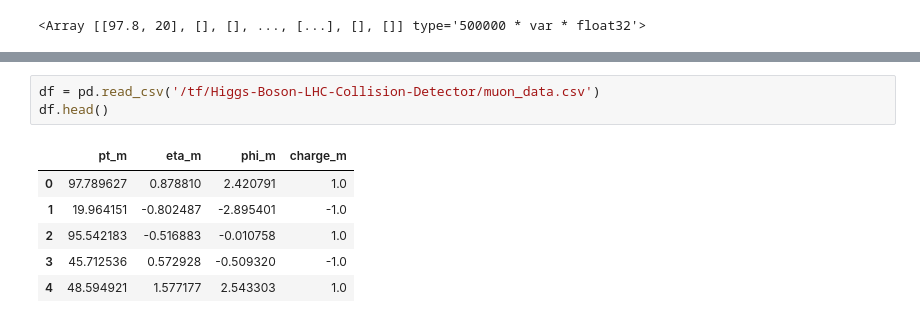
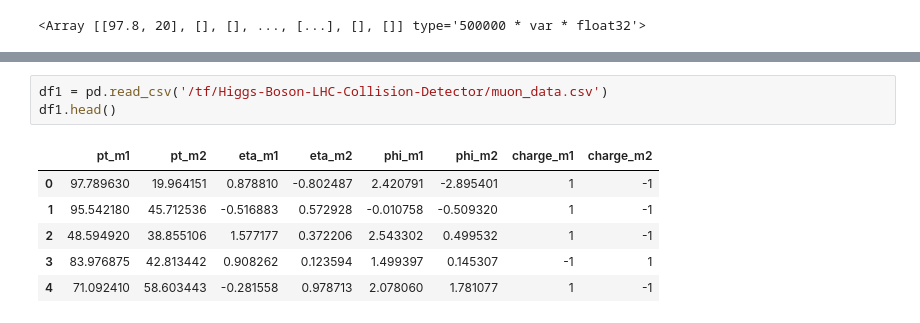
Before and after one commit to emmdaz/Higgs-Boson-LHC-Collision-Detector, a Jupyter notebook: Lepton-Invariant-Mass-Distribution.ipynb, the cells around one changed output, grey strips where cells are left out. Drawn from its saved outputs; the diff is of its cells as text.

```diff
--- a/Lepton-Invariant-Mass-Distribution.ipynb
+++ b/Lepton-Invariant-Mass-Distribution.ipynb
@@ -274,12 +287,12 @@ electron_data = pd.DataFrame(electron_)
 path = "/tf/Higgs-Boson-LHC-Collision-Detector/electron_data.csv"
 electron_data.to_csv(path, index = False)
 # %%
-df = pd.read_csv('/tf/Higgs-Boson-LHC-Collision-Detector/muon_data.csv')
-df.head()
+df1 = pd.read_csv('/tf/Higgs-Boson-LHC-Collision-Detector/muon_data.csv')
+df1.head()
 # %% [output]
-|  | pt_m | eta_m | phi_m | charge_m |
-| 0 | 97.789627 | 0.878810 | 2.420791 | 1.0 |
-| 1 | 19.964151 | -0.802487 | -2.895401 | -1.0 |
-| 2 | 95.542183 | -0.516883 | -0.010758 | 1.0 |
-| 3 | 45.712536 | 0.572928 | -0.509320 | -1.0 |
-| 4 | 48.594921 | 1.577177 | 2.543303 | 1.0 |
+|  | pt_m1 | pt_m2 | eta_m1 | eta_m2 | phi_m1 | phi_m2 | charge_m1 | charge_m2 |
+| 0 | 97.789630 | 19.964151 | 0.878810 | -0.802487 | 2.420791 | -2.895401 | 1 | -1 |
+| 1 | 95.542180 | 45.712536 | -0.516883 | 0.572928 | -0.010758 | -0.509320 | 1 | -1 |
+| 2 | 48.594920 | 38.855106 | 1.577177 | 0.372206 | 2.543302 | 0.499532 | 1 | -1 |
+| 3 | 83.976875 | 42.813442 | 0.908262 | 0.123594 | 1.499397 | 0.145307 | -1 | 1 |
+| 4 | 71.092410 | 58.603443 | -0.281558 | 0.978713 | 2.078060 | 1.781077 | 1 | -1 |
```
Also changed, not shown: parts of 13 cells of this notebook.
